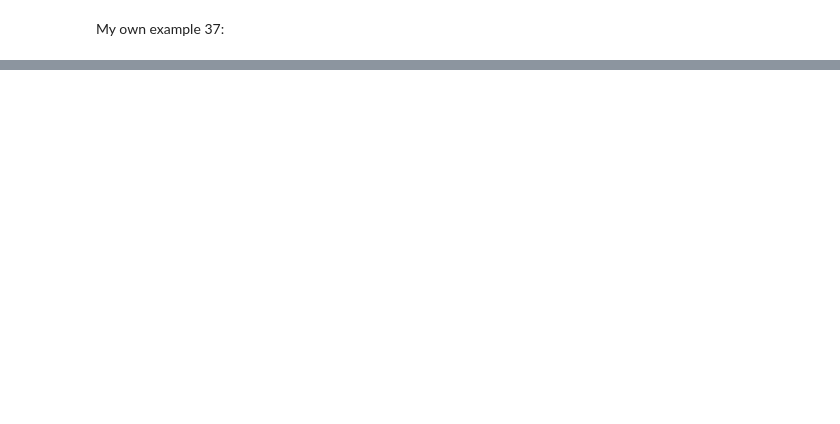
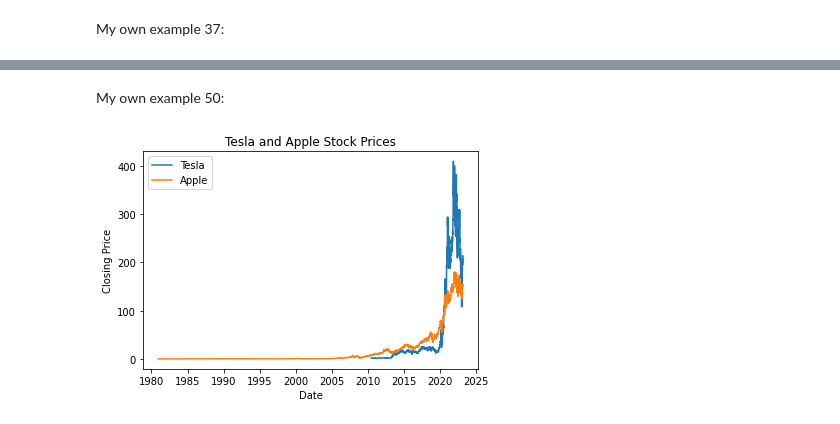
Before and after one commit to JuanLara18/AlgorithmsUN2023I, a Jupyter notebook: Lab 1/jlara_Lab1.ipynb, the cells around one changed output, grey strips where cells are left out. Cells and saved outputs as stored; diff of their text form; code cells hidden in the pictures; blank space fills up the shorter version.

```diff
--- a/Lab 1/jlara_Lab1.ipynb
+++ b/Lab 1/jlara_Lab1.ipynb
@@ -324,0 +583,18 @@ My own example 37:
+# %% [markdown]
+My own example 50:
+# %%
+# Tesla and Apple
+tesla = yf.Ticker("TSLA")
+apple = yf.Ticker("AAPL")
+tesla_df = tesla.history(period="max")
+apple_df = apple.history(period="max")
+
+plt.plot(tesla_df.index, tesla_df["Close"], label="Tesla")
+plt.plot(apple_df.index, apple_df["Close"], label="Apple")
+plt.xlabel("Date")
+plt.ylabel("Closing Price")
+plt.title("Tesla and Apple Stock Prices")
+plt.legend()
+plt.show()
+# %% [output]
+[figure, added]
```
Also changed, not shown: parts of 49 cells of this notebook.
